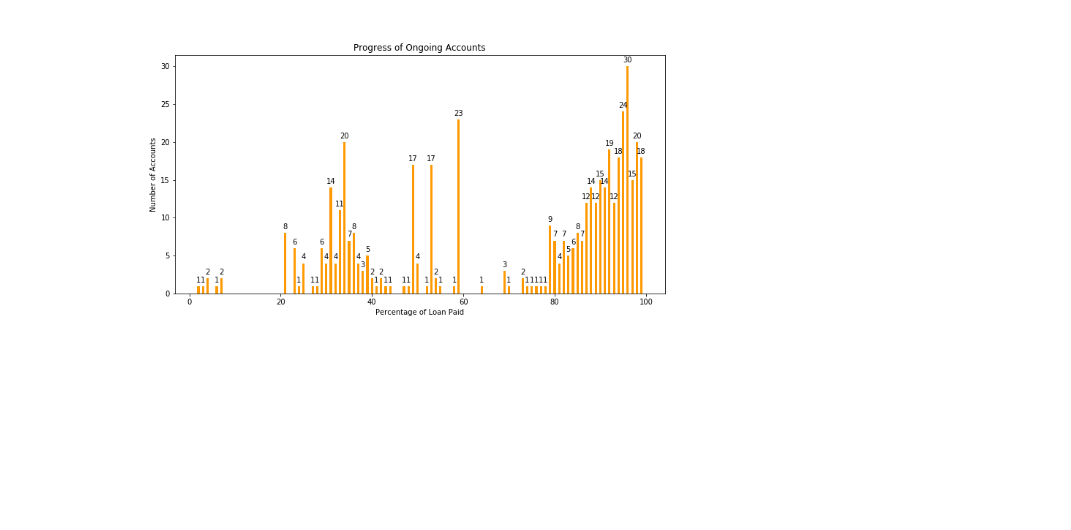
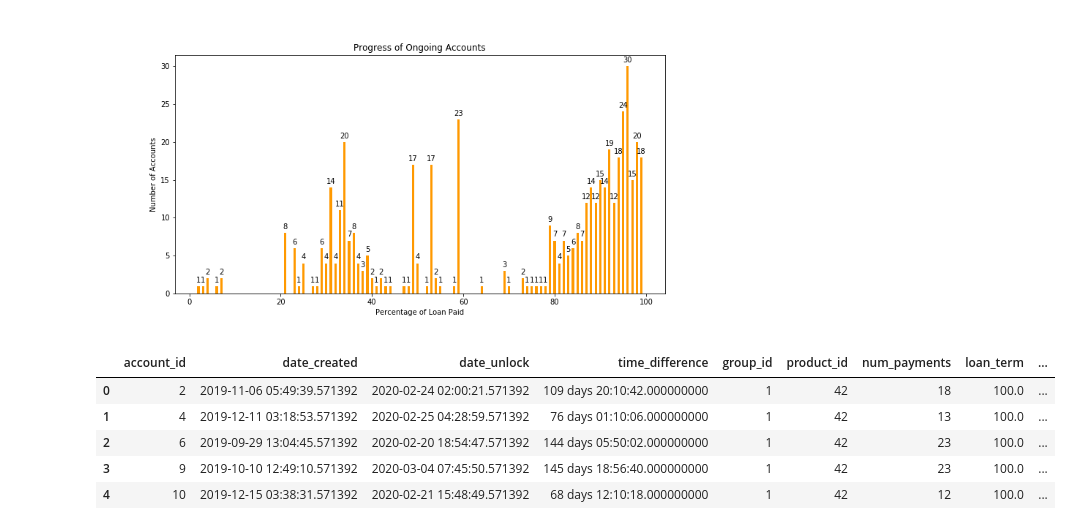
Before and after one commit to lorijta92/payg-solar, a Jupyter notebook: Notebooks/Part2_sum.ipynb, the cells around one changed output. Cells and saved outputs as stored; diff of their text form; code cells hidden in the pictures; blank space fills up the shorter version.

```diff
--- a/Notebooks/Part2_sum.ipynb
+++ b/Notebooks/Part2_sum.ipynb
@@ -32,0 +50,10 @@ ongoing_accounts
+# %%
+df = pd.read_csv('../Output/Part2/repay_as_pct_loan_term.csv')
+df.head()
+# %% [output]
+|  | account_id | date_created | date_unlock | time_difference | group_id | product_id | num_payments | loan_term | ... |
+| 0 | 2 | 2019-11-06 05:49:39.571392 | 2020-02-24 02:00:21.571392 | 109 days 20:10:42.000000000 | 1 | 42 | 18 | 100.0 | ... |
+| 1 | 4 | 2019-12-11 03:18:53.571392 | 2020-02-25 04:28:59.571392 | 76 days 01:10:06.000000000 | 1 | 42 | 13 | 100.0 | ... |
+| 2 | 6 | 2019-09-29 13:04:45.571392 | 2020-02-20 18:54:47.571392 | 144 days 05:50:02.000000000 | 1 | 42 | 23 | 100.0 | ... |
+| 3 | 9 | 2019-10-10 12:49:10.571392 | 2020-03-04 07:45:50.571392 | 145 days 18:56:40.000000000 | 1 | 42 | 23 | 100.0 | ... |
+| 4 | 10 | 2019-12-15 03:38:31.571392 | 2020-02-21 15:48:49.571392 | 68 days 12:10:18.000000000 | 1 | 42 | 12 | 100.0 | ... |
```
Also changed, not shown: parts of 5 cells of this notebook, 3 other files.
